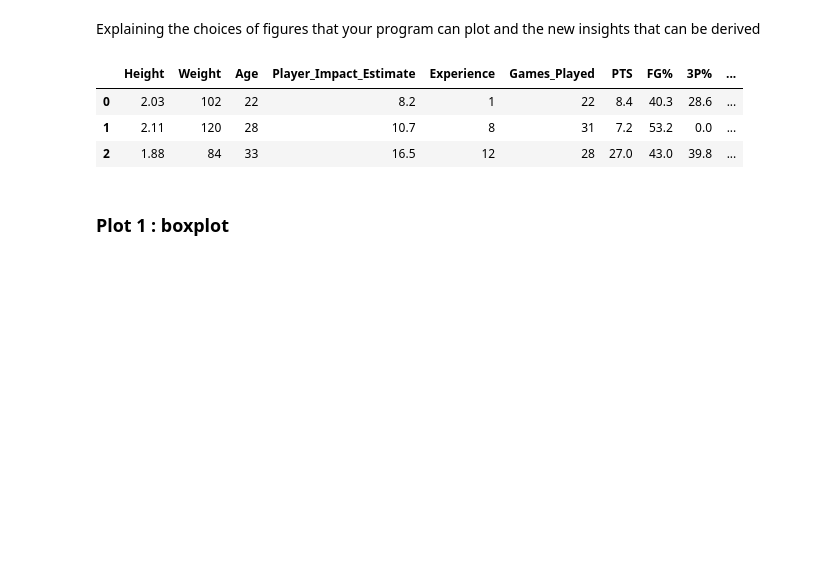
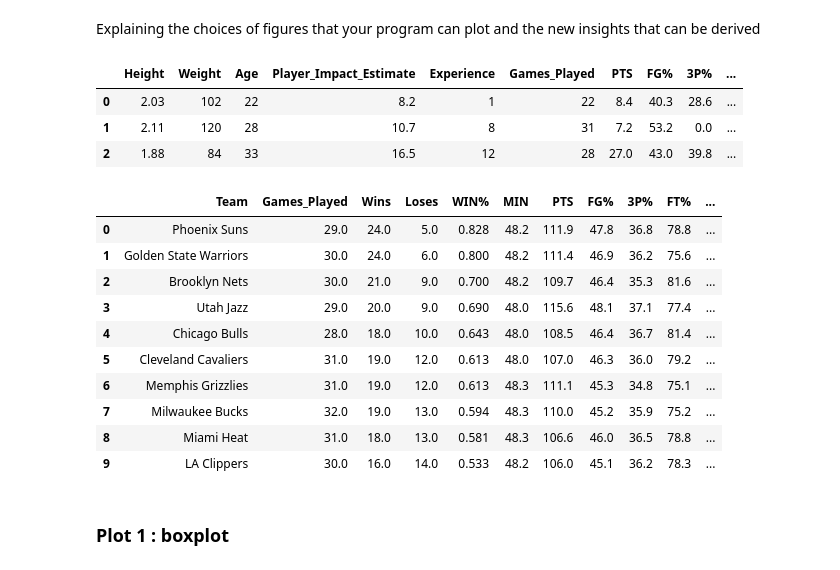
Before and after one commit to py2378/project_nba_python, a Jupyter notebook: nba_stat.ipynb, the cells around one changed output. Drawn from its saved outputs; the diff is of its cells as text; code cells hidden in the pictures; blank space fills up the shorter version.

```diff
--- a/nba_stat.ipynb
+++ b/nba_stat.ipynb
@@ -109,6 +109,22 @@ player[:10]
 | 0 | 2.03 | 102 | 22 | 8.2 | 1 | 22 | 8.4 | 40.3 | 28.6 | ... |
 | 1 | 2.11 | 120 | 28 | 10.7 | 8 | 31 | 7.2 | 53.2 | 0.0 | ... |
 | 2 | 1.88 | 84 | 33 | 16.5 | 12 | 28 | 27.0 | 43.0 | 39.8 | ... |
+# %%
+# Lecture du csv teams créé par le scrapping
+team = pd.read_csv("teams.csv")
+team[:10]
+# %% [output]
+|  | Team | Games_Played | Wins | Loses | WIN% | MIN | PTS | FG% | 3P% | FT% | ... |
+| 0 | Phoenix Suns | 29.0 | 24.0 | 5.0 | 0.828 | 48.2 | 111.9 | 47.8 | 36.8 | 78.8 | ... |
+| 1 | Golden State Warriors | 30.0 | 24.0 | 6.0 | 0.800 | 48.2 | 111.4 | 46.9 | 36.2 | 75.6 | ... |
+| 2 | Brooklyn Nets | 30.0 | 21.0 | 9.0 | 0.700 | 48.2 | 109.7 | 46.4 | 35.3 | 81.6 | ... |
+| 3 | Utah Jazz | 29.0 | 20.0 | 9.0 | 0.690 | 48.0 | 115.6 | 48.1 | 37.1 | 77.4 | ... |
+| 4 | Chicago Bulls | 28.0 | 18.0 | 10.0 | 0.643 | 48.0 | 108.5 | 46.4 | 36.7 | 81.4 | ... |
+| 5 | Cleveland Cavaliers | 31.0 | 19.0 | 12.0 | 0.613 | 48.0 | 107.0 | 46.3 | 36.0 | 79.2 | ... |
+| 6 | Memphis Grizzlies | 31.0 | 19.0 | 12.0 | 0.613 | 48.3 | 111.1 | 45.3 | 34.8 | 75.1 | ... |
+| 7 | Milwaukee Bucks | 32.0 | 19.0 | 13.0 | 0.594 | 48.3 | 110.0 | 45.2 | 35.9 | 75.2 | ... |
+| 8 | Miami Heat | 31.0 | 18.0 | 13.0 | 0.581 | 48.3 | 106.6 | 46.0 | 36.5 | 78.8 | ... |
+| 9 | LA Clippers | 30.0 | 16.0 | 14.0 | 0.533 | 48.2 | 106.0 | 45.1 | 36.2 | 78.3 | ... |
 # %% [markdown]
 ### Plot 1 : boxplot
 # %% [markdown]
```
Also changed, not shown: parts of 8 cells of this notebook.
